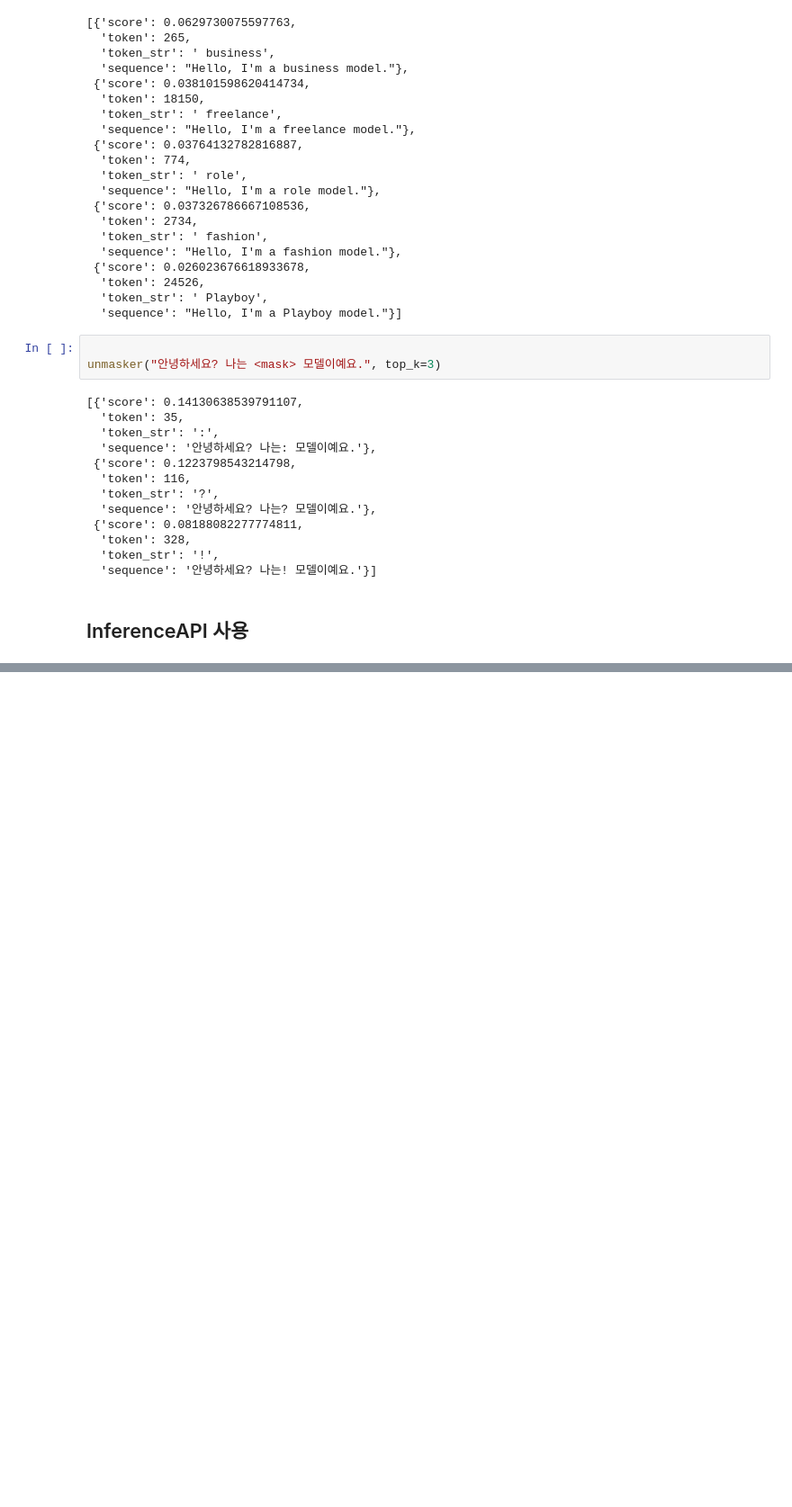
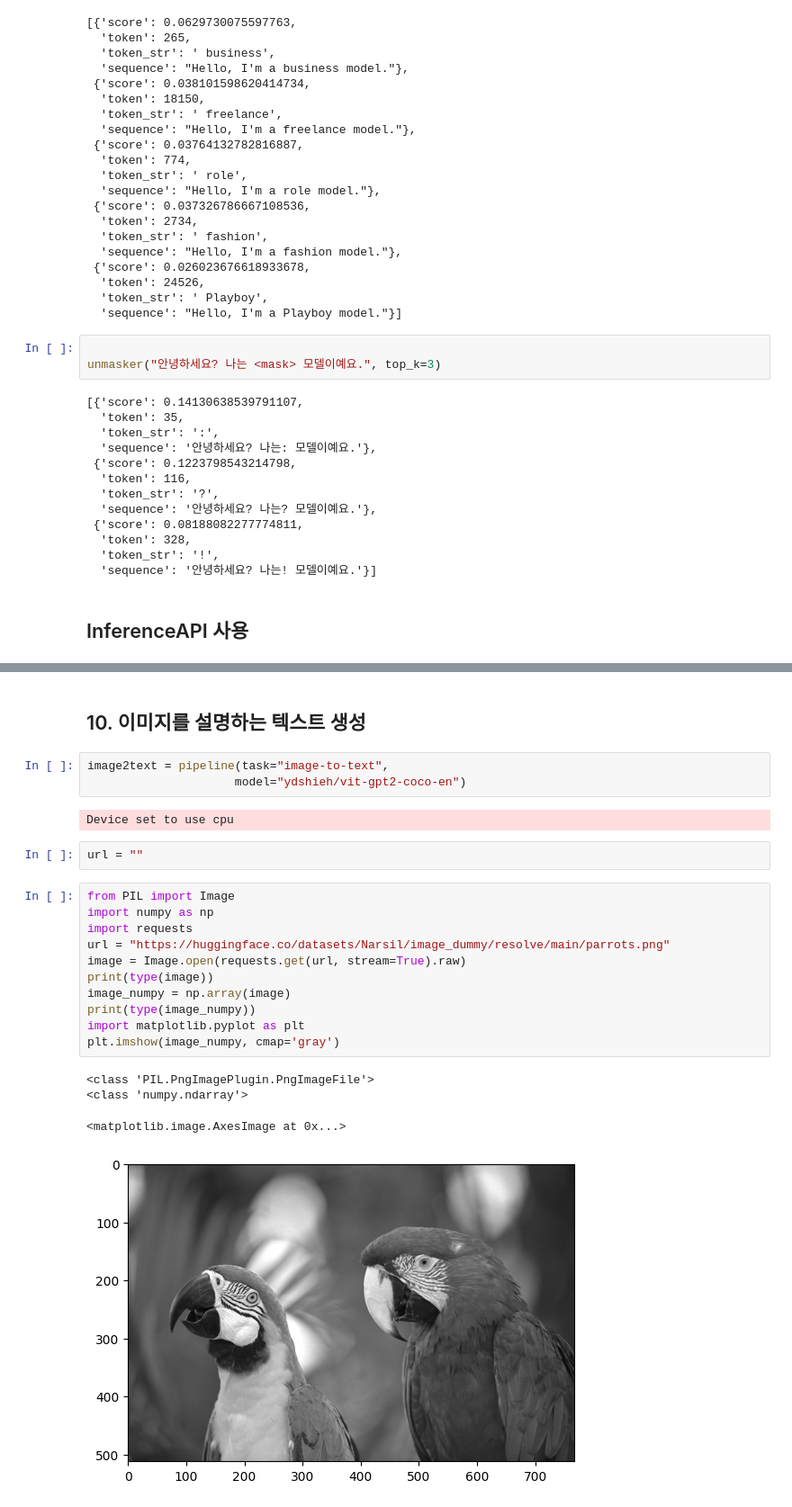
Before and after one commit to mystery7city/ai, a Jupyter notebook: source/08_LLM/ch1 허깅페이스.ipynb, the cells around one changed output, grey strips where cells are left out. Shown at 90% size. Drawn from its saved outputs; the diff is of its cells as text; blank space fills up the shorter version.

```diff
--- a/source/08_LLM/ch1 허깅페이스.ipynb
+++ b/source/08_LLM/ch1 허깅페이스.ipynb
@@ -234,0 +391,25 @@ True
+# %% [markdown]
+## 10. 이미지를 설명하는 텍스트 생성
+# %%
+image2text = pipeline(task="image-to-text",
+                     model="ydshieh/vit-gpt2-coco-en")
+# %% [output]
+Device set to use cpu
+# %%
+url = ""
+# %%
+from PIL import Image
+import numpy as np
+import requests
+url = "https://huggingface.co/datasets/Narsil/image_dummy/resolve/main/parrots.png"
+image = Image.open(requests.get(url, stream=True).raw)
+print(type(image))
+image_numpy = np.array(image)
+print(type(image_numpy))
+import matplotlib.pyplot as plt
+plt.imshow(image_numpy, cmap='gray')
+# %% [output]
+<class 'PIL.PngImagePlugin.PngImageFile'>
+<class 'numpy.ndarray'>
+<matplotlib.image.AxesImage at 0x...>
+[figure, added]
```
Also changed, not shown: parts of 27 cells of this notebook, 1 other file.
